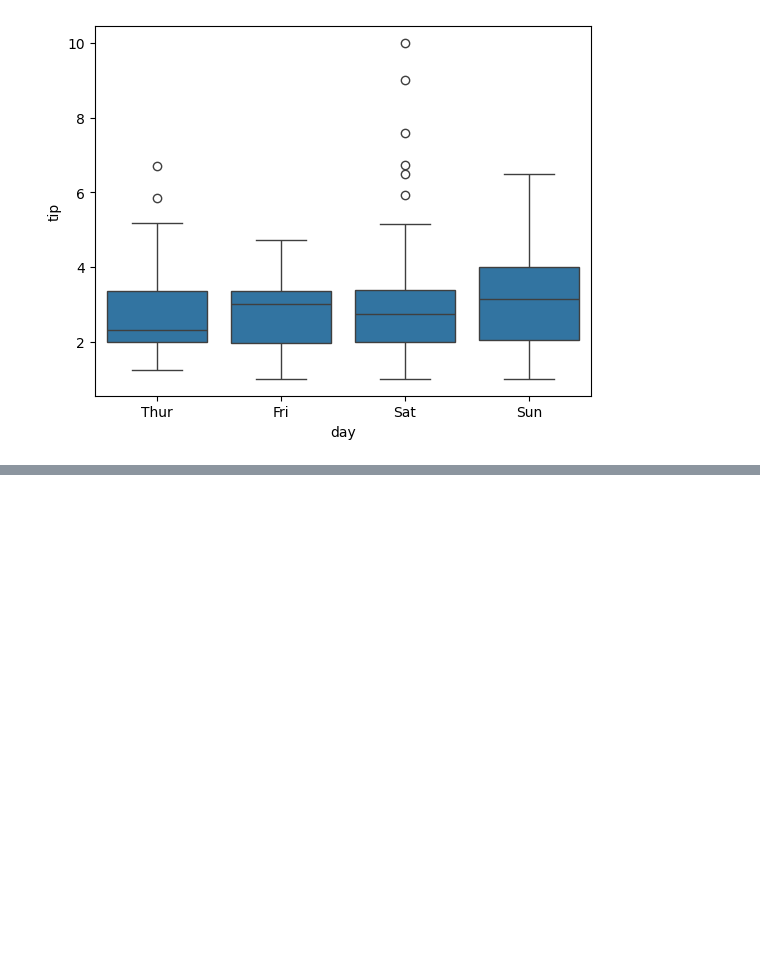
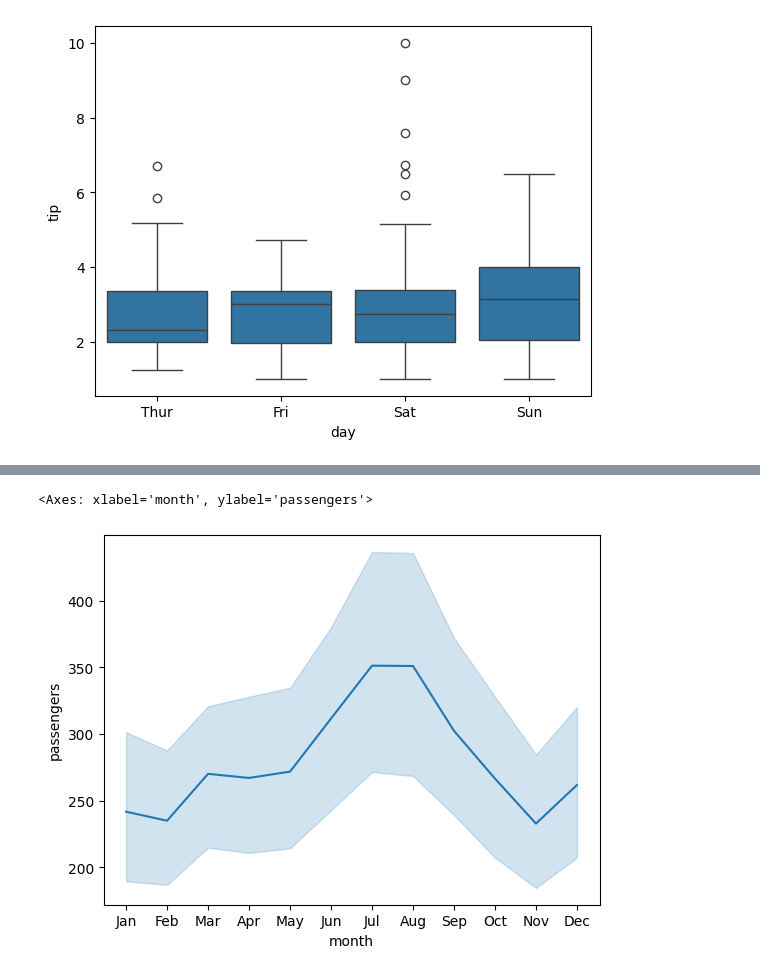
Before and after one commit to Aliyamkamila/Fundamental-Data-Science, a Jupyter notebook: Visualization.ipynb, the cells around one changed output, grey strips where cells are left out. Cells and saved outputs as stored; diff of their text form; code cells hidden in the pictures; blank space fills up the shorter version.

```diff
--- a/Visualization.ipynb
+++ b/Visualization.ipynb
@@ -81,0 +119,5 @@ sns.boxplot(x='day', y='tip', data=tips)
+# %%
+sns.lineplot(x='month', y='passengers', data=flights)
+# %% [output]
+<Axes: xlabel='month', ylabel='passengers'>
+[figure, added]
```
Also changed, not shown: parts of 9 cells of this notebook.
